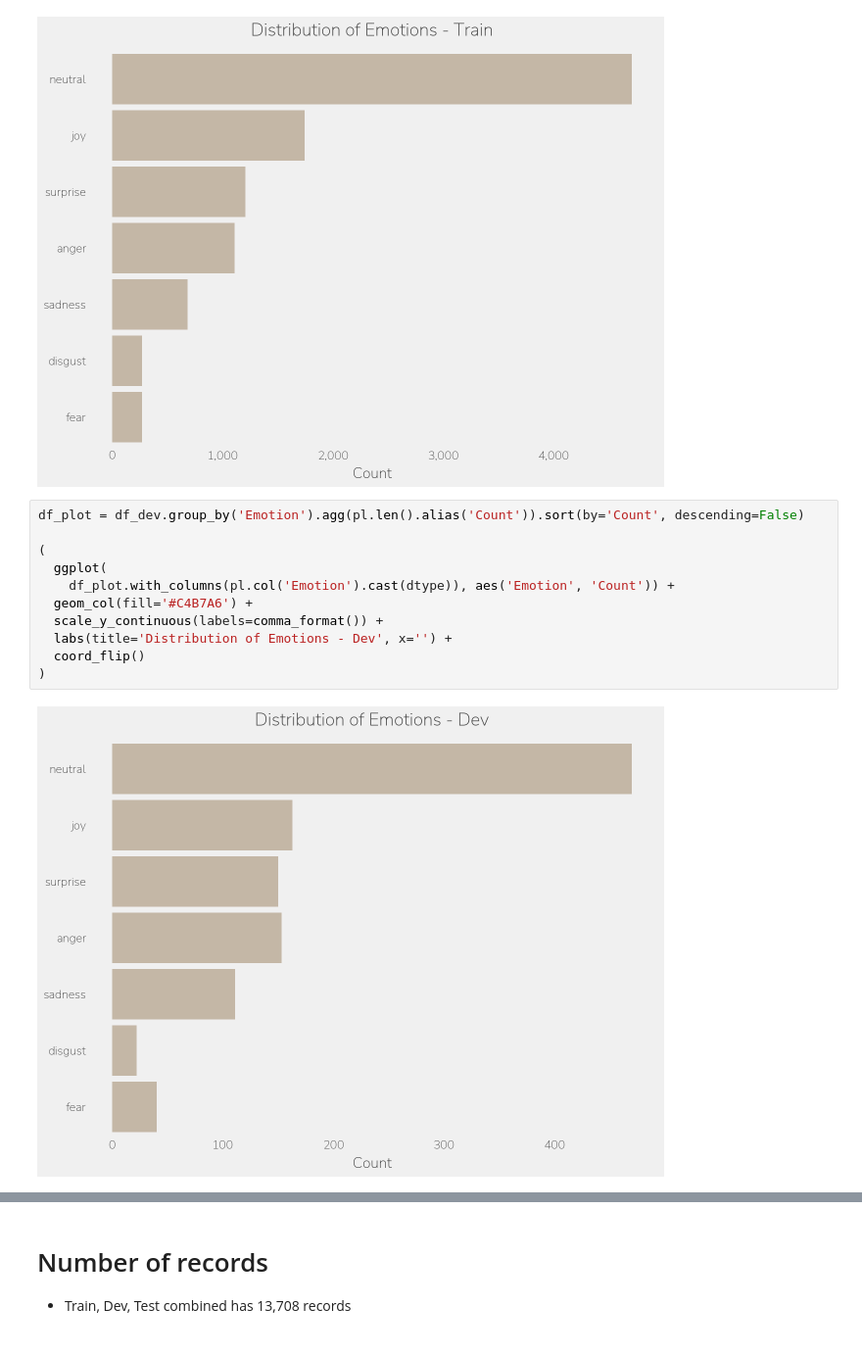
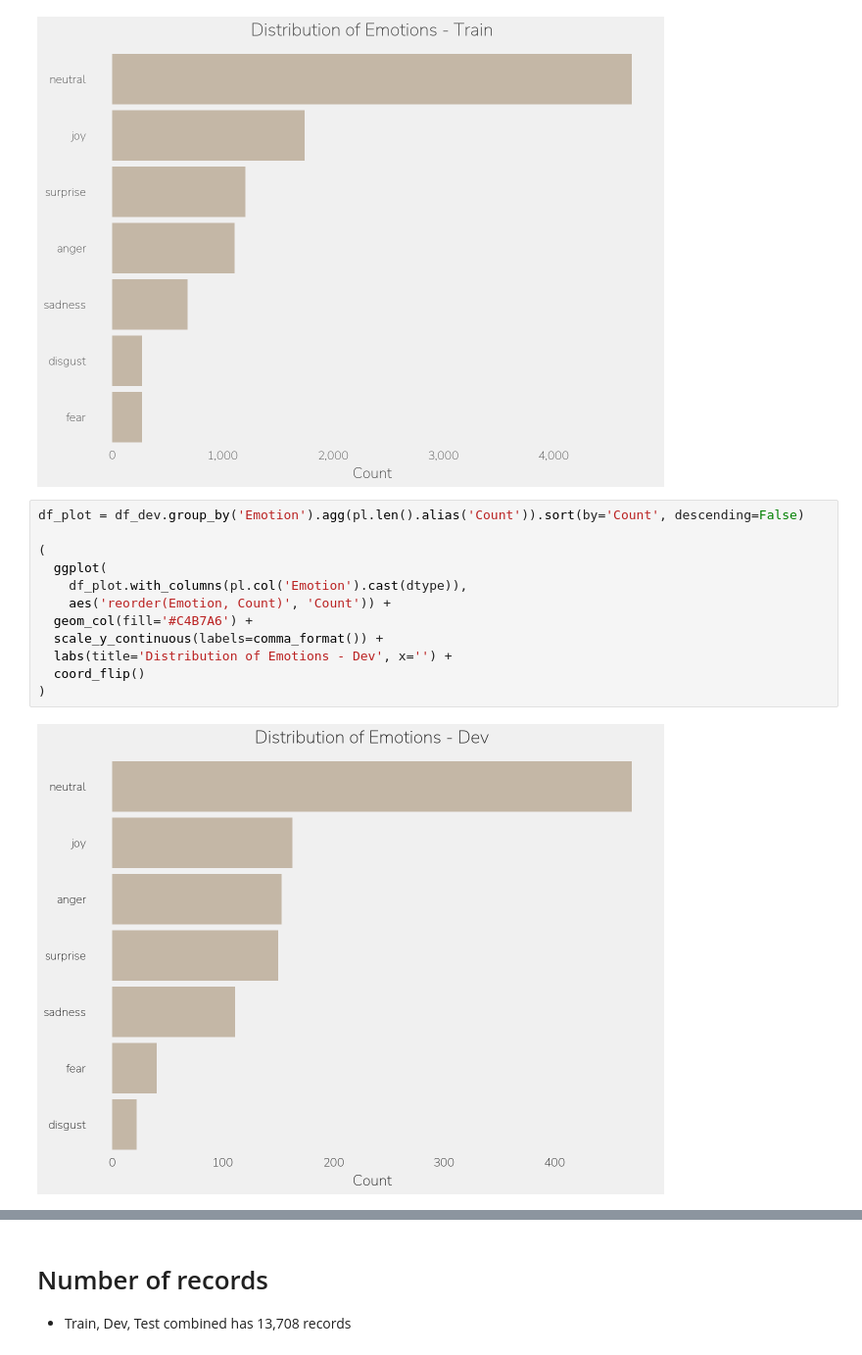
Before and after one commit to antontolk/cs-7643-project, a Jupyter notebook: analysis/data-analytics.ipynb, the cells around one changed output, grey strips where cells are left out. Shown at 98% size. Saved outputs shown, nothing was run; the diff lists cells and outputs as text.

```diff
--- a/analysis/data-analytics.ipynb
+++ b/analysis/data-analytics.ipynb
@@ -72,16 +72,17 @@ df_plot = df_train.group_by('Emotion').agg(pl.len().alias('Count')).sort(by='Cou
 # %%
 df_plot = df_dev.group_by('Emotion').agg(pl.len().alias('Count')).sort(by='Count', descending=False)
 
 (
   ggplot(
-    df_plot.with_columns(pl.col('Emotion').cast(dtype)), aes('Emotion', 'Count')) +
+    df_plot.with_columns(pl.col('Emotion').cast(dtype)),
+    aes('reorder(Emotion, Count)', 'Count')) +
   geom_col(fill='#C4B7A6') +
   scale_y_continuous(labels=comma_format()) +
   labs(title='Distribution of Emotions - Dev', x='') +
   coord_flip()
 )
 # %% [output]
-[figure, old version]
+[figure, new version]
 # %%
 df_plot = df_test.group_by('Emotion').agg(pl.len().alias('Count')).sort(by='Count', descending=False)
 
```
Also changed, not shown: parts of 1 cell of this notebook.
